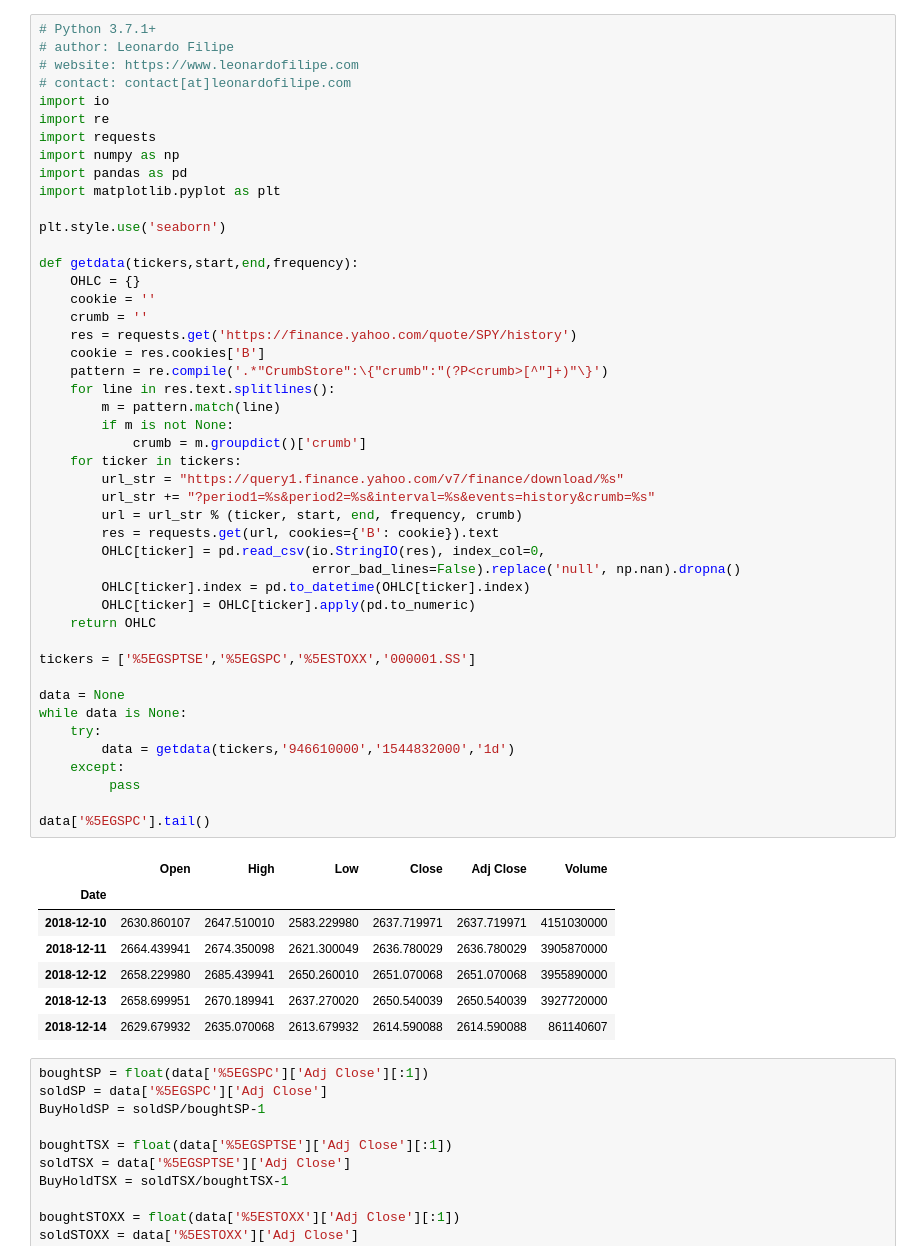
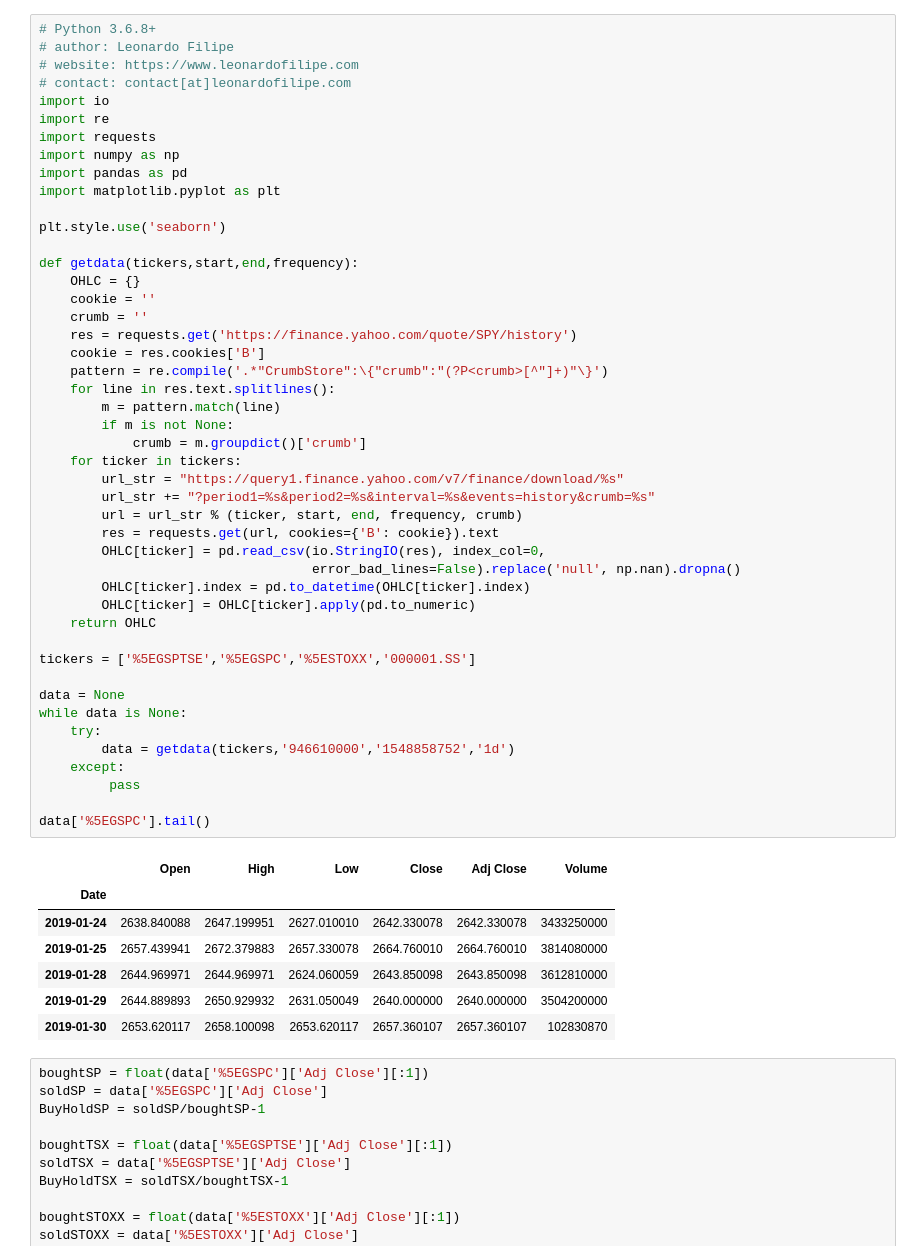
Before and after one commit to LongOnly/Quantitative-Notebooks, a Jupyter notebook: GeographicDiversification.ipynb, the cells around one changed output. Saved outputs shown, nothing was run; the diff lists cells and outputs as text.

```diff
--- a/GeographicDiversification.ipynb
+++ b/GeographicDiversification.ipynb
@@ -1,5 +1,5 @@
 # %%
-# Python 3.7.1+
+# Python 3.6.8+
 # author: Leonardo Filipe
 # website: https://www.leonardofilipe.com
 # contact: contact[at]leonardofilipe.com
@@ -19,39 +19,39 @@ def getdata(tickers,start,end,frequency):
     res = requests.get('https://finance.yahoo.com/quote/SPY/history')
     cookie = res.cookies['B']
     pattern = re.compile('.*"CrumbStore":\{"crumb":"(?P<crumb>[^"]+)"\}')
     for line in res.text.splitlines():
         m = pattern.match(line)
         if m is not None:
             crumb = m.groupdict()['crumb']
     for ticker in tickers:
         url_str = "https://query1.finance.yahoo.com/v7/finance/download/%s"
         url_str += "?period1=%s&period2=%s&interval=%s&events=history&crumb=%s"
         url = url_str % (ticker, start, end, frequency, crumb)
         res = requests.get(url, cookies={'B': cookie}).text
         OHLC[ticker] = pd.read_csv(io.StringIO(res), index_col=0,
                                    error_bad_lines=False).replace('null', np.nan).dropna()
         OHLC[ticker].index = pd.to_datetime(OHLC[ticker].index)
         OHLC[ticker] = OHLC[ticker].apply(pd.to_numeric)
     return OHLC
 
 tickers = ['%5EGSPTSE','%5EGSPC','%5ESTOXX','000001.SS']
 
 data = None
 while data is None:
     try:
-        data = getdata(tickers,'946610000','1544832000','1d')
+        data = getdata(tickers,'946610000','1548858752','1d')
     except:
          pass
 
 data['%5EGSPC'].tail()
 # %% [output]
 |  | Open | High | Low | Close | Adj Close | Volume |
 | Date |  |  |  |  |  |  |
-| 2018-12-10 | 2630.860107 | 2647.510010 | 2583.229980 | 2637.719971 | 2637.719971 | 4151030000 |
-| 2018-12-11 | 2664.439941 | 2674.350098 | 2621.300049 | 2636.780029 | 2636.780029 | 3905870000 |
-| 2018-12-12 | 2658.229980 | 2685.439941 | 2650.260010 | 2651.070068 | 2651.070068 | 3955890000 |
-| 2018-12-13 | 2658.699951 | 2670.189941 | 2637.270020 | 2650.540039 | 2650.540039 | 3927720000 |
-| 2018-12-14 | 2629.679932 | 2635.070068 | 2613.679932 | 2614.590088 | 2614.590088 | 861140607 |
+| 2019-01-24 | 2638.840088 | 2647.199951 | 2627.010010 | 2642.330078 | 2642.330078 | 3433250000 |
+| 2019-01-25 | 2657.439941 | 2672.379883 | 2657.330078 | 2664.760010 | 2664.760010 | 3814080000 |
+| 2019-01-28 | 2644.969971 | 2644.969971 | 2624.060059 | 2643.850098 | 2643.850098 | 3612810000 |
+| 2019-01-29 | 2644.889893 | 2650.929932 | 2631.050049 | 2640.000000 | 2640.000000 | 3504200000 |
+| 2019-01-30 | 2653.620117 | 2658.100098 | 2653.620117 | 2657.360107 | 2657.360107 | 102830870 |
 # %%
 boughtSP = float(data['%5EGSPC']['Adj Close'][:1])
 soldSP = data['%5EGSPC']['Adj Close']
```
Also changed, not shown: parts of 6 cells of this notebook, 3 other files.
